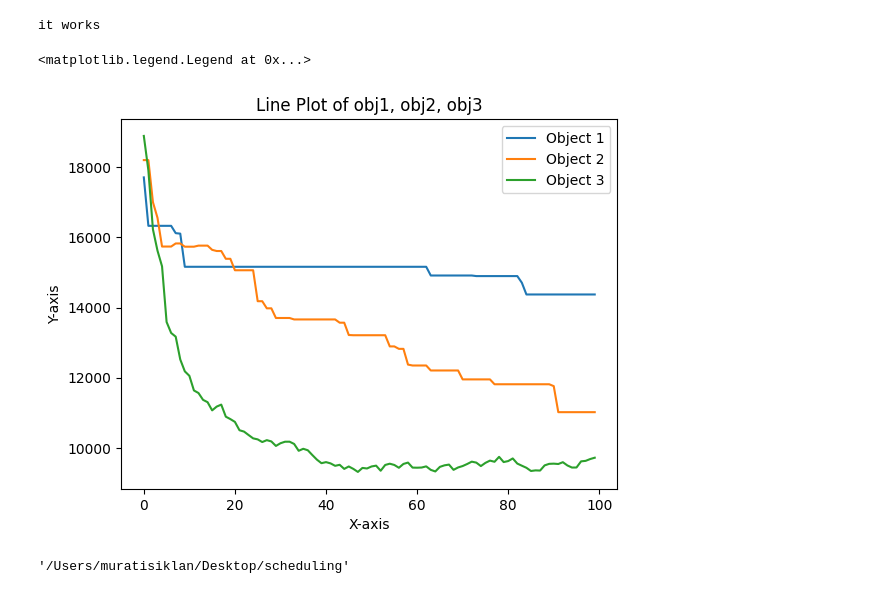
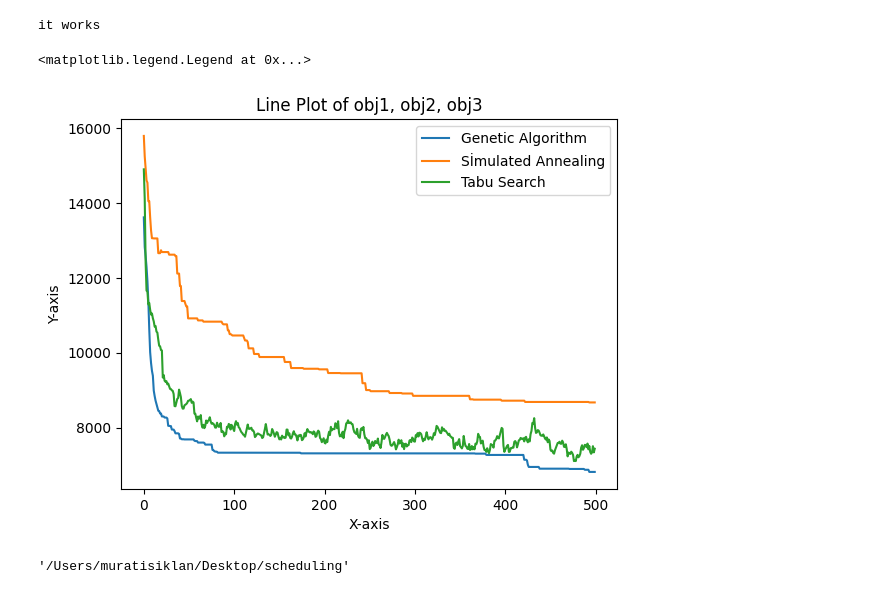
Before and after one commit to muratisiklan/Scheduling, a Jupyter notebook: Research/PMS Research.ipynb, the cells around one changed output. Saved outputs shown, nothing was run; the diff lists cells and outputs as text; code cells hidden in the pictures.

```diff
--- a/Research/PMS Research.ipynb
+++ b/Research/PMS Research.ipynb
@@ -53,27 +53,27 @@ ga.random()
 # %% [output]
 it works
 # %%
-seq1, obj1, objectives1, compt1, stime1 = ga.solve(n_iter=100)
-seq2, obj2, objectives2, compt2, stime2 = sa.solve(n_iter=99)
-seq3, obj1, objectives3, compt3, stime3 = ts.solve(n_iter=100)
+seq1, obj1, objectives1, compt1, stime1 = ga.solve(n_iter=500)
+seq2, obj2, objectives2, compt2, stime2 = sa.solve(n_iter=499)
+seq3, obj1, objectives3, compt3, stime3 = ts.solve(n_iter=500)
 # %%
 import matplotlib.pyplot as plt
 # %%
 # Plotting
-plt.plot(objectives1, label='Object 1')
-plt.plot(objectives2, label='Object 2')
-plt.plot(objectives3, label='Object 3')
+plt.plot(objectives1, label='Genetic Algorithm')
+plt.plot(objectives2, label='Sİmulated Annealing')
+plt.plot(objectives3, label='Tabu Search')
 
 # Adding labels and title
 plt.xlabel('X-axis')
 plt.ylabel('Y-axis')
 plt.title('Line Plot of obj1, obj2, obj3')
 
 # Adding a legend
 plt.legend()
 # %% [output]
 <matplotlib.legend.Legend at 0x...>
-[figure, old version]
+[figure, new version]
 # %%
 def check_elements_greater_than_previous(lst):
     if len(lst) < 2:
```
Also changed, not shown: 3 other files.
